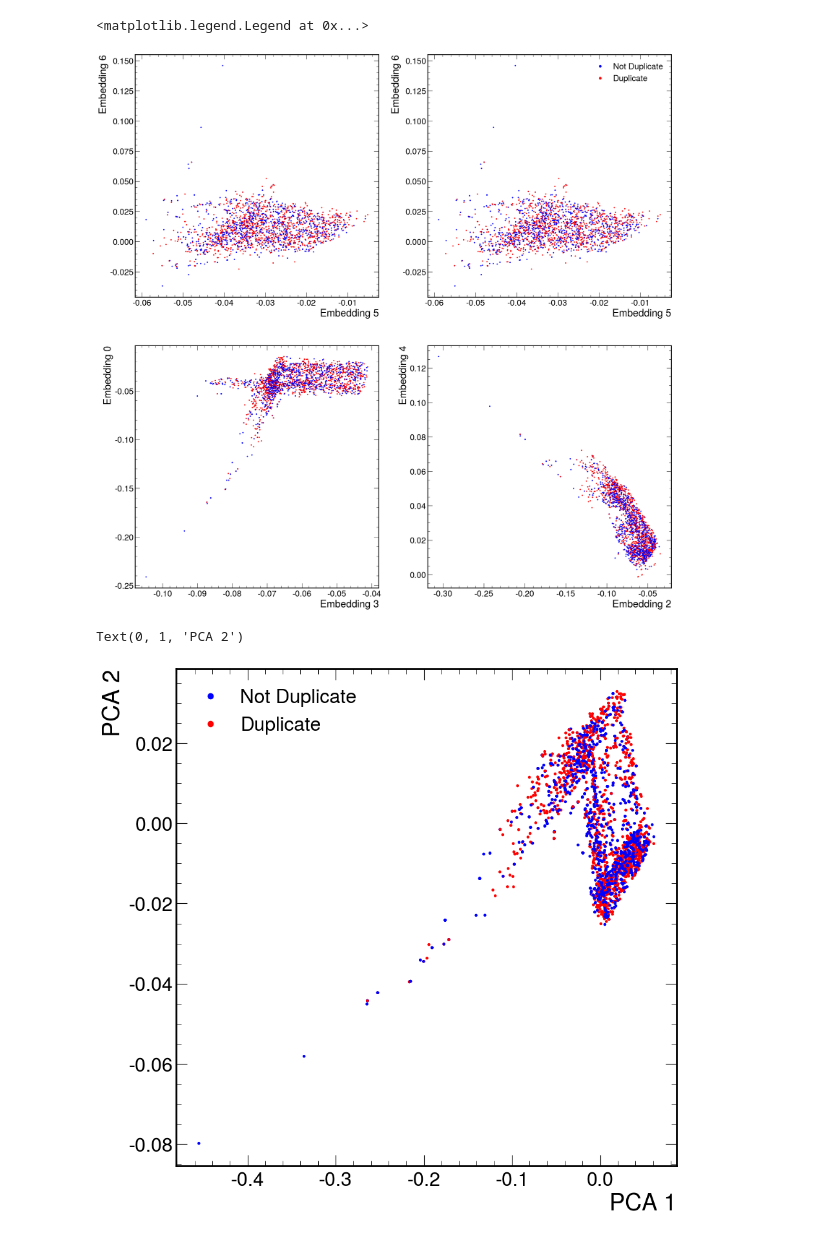
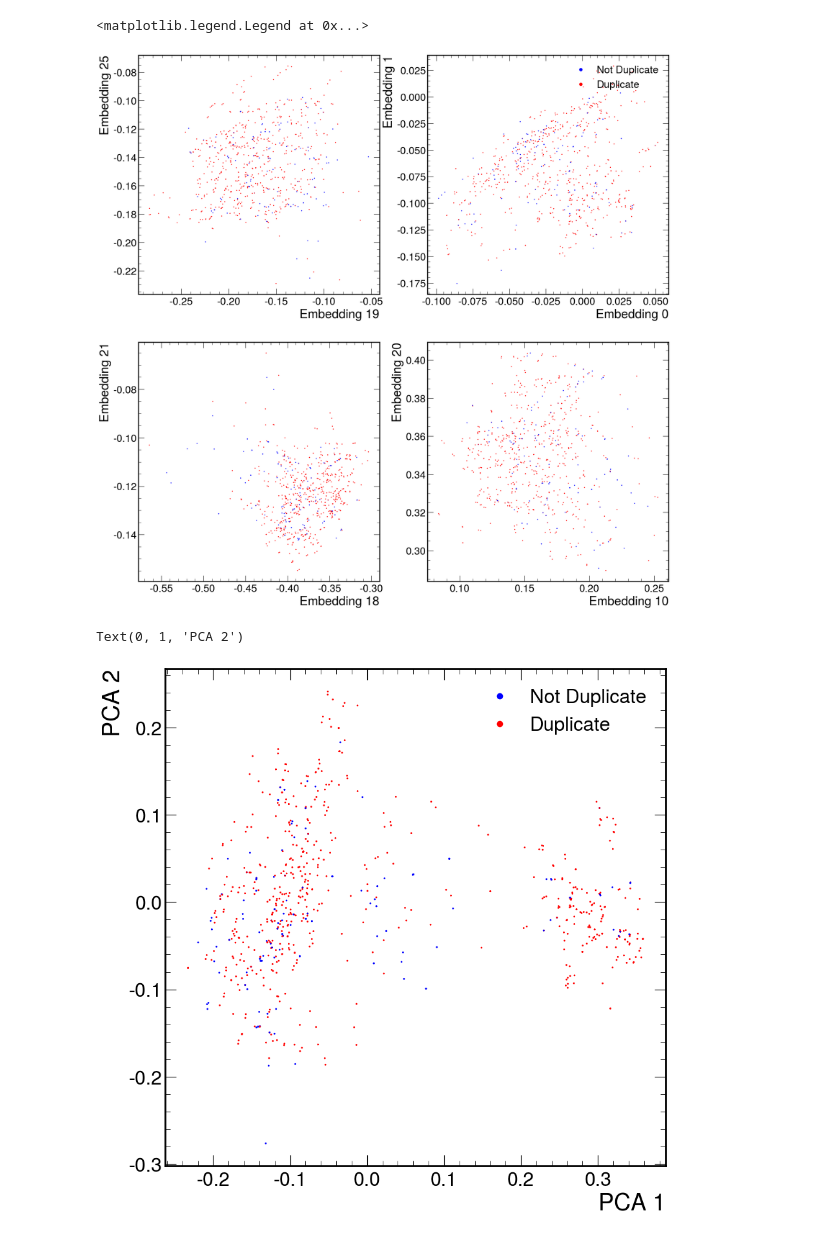
Before and after one commit to aashayarora/lst-dup-removal, a Jupyter notebook: validation/validation.ipynb, the cells around one changed output. Cells and saved outputs as stored; diff of their text form; code cells hidden in the pictures.

```diff
--- a/validation/validation.ipynb
+++ b/validation/validation.ipynb
@@ -33,10 +35,10 @@ Loading model: ../output/model_200.pt
 <All keys matched successfully>
 # %%
-dataset = GraphDataset(input_path="../data/", regex="*.pt")
-dataloader = DataLoader(dataset, batch_size=1, shuffle=False)
+dataset = GraphDataset(input_path="../data/relval/", regex="*.pt")
+dataloader = DataLoader(dataset, batch_size=1)
 # %%
 for graph in dataloader:
     print(graph)
-    embedding_orig, labels_orig = model(graph)
+    embedding_orig, features_orig, labels_orig = model(graph)
     break
 # %% [output]
@@ -72,21 +46,27 @@ plt.show()
 # %%
-fig, axs = plt.subplots(2, 2, figsize=(25, 25))
+embedding = embedding_orig.detach().numpy()
+labels = labels_orig.detach().numpy()
+
+embedding = embedding.reshape(embedding.shape[0] * embedding.shape[1], -1)
+labels = np.concatenate([labels, labels], axis=0)
+
+fig, axs = plt.subplots(2, 2, figsize=(20, 20))
 
 for i in range(len(axs)):
     for j in range(len(axs[0])):
         dim1 = np.random.choice(embedding.shape[1])
         dim2 = np.random.choice(embedding.shape[1])
         while dim1 == dim2:
             dim2 = np.random.choice(embedding.shape[1])
-        axs[i, j].scatter(embedding[:, dim1], embedding[:, dim2], c=labels, s=5, cmap="bwr")
+        axs[i, j].scatter(embedding[:, dim1], embedding[:, dim2], c=labels, s=1, cmap="bwr")
         axs[i, j].set_xlabel(f"Embedding {dim1}")
         axs[i, j].set_ylabel(f"Embedding {dim2}")
 
 handles = [
     plt.Line2D([0], [0], marker='o', color='w', label='Not Duplicate', markerfacecolor='blue', markersize=8),
     plt.Line2D([0], [0], marker='o', color='w', label='Duplicate', markerfacecolor='red', markersize=8)
 ]
 axs[0, len(axs[0])-1].legend(handles=handles, loc='upper right')
 # %% [output]
 <matplotlib.legend.Legend at 0x...>
-[figure, old version]
+[figure, new version]
@@ -98,6 +73,11 @@ embedding_pca = pca.fit_transform(embedding)
 # %%
+# do PCA on the embedding
+from sklearn.decomposition import PCA
+pca = PCA(n_components=2)
+embedding_pca = pca.fit_transform(embedding)
+
 fig, ax = plt.subplots(figsize=(10, 10))
-scatter = ax.scatter(embedding_pca[:, 0], embedding_pca[:, 1], s=5, c=labels, cmap="bwr")
+scatter = ax.scatter(embedding_pca[:, 0], embedding_pca[:, 1], s=1, c=labels, cmap="bwr")
 handles = [
 	plt.Line2D([0], [0], marker='o', color='w', label='Not Duplicate', markerfacecolor='blue', markersize=8),
 	plt.Line2D([0], [0], marker='o', color='w', label='Duplicate', markerfacecolor='red', markersize=8)
@@ -107,4 +87,4 @@ ax.set_xlabel("PCA 1")
 ax.set_ylabel("PCA 2")
 # %% [output]
 Text(0, 1, 'PCA 2')
-[figure, old version]
+[figure, new version]
```
Also changed, not shown: parts of 11 cells of this notebook, 7 other files.
